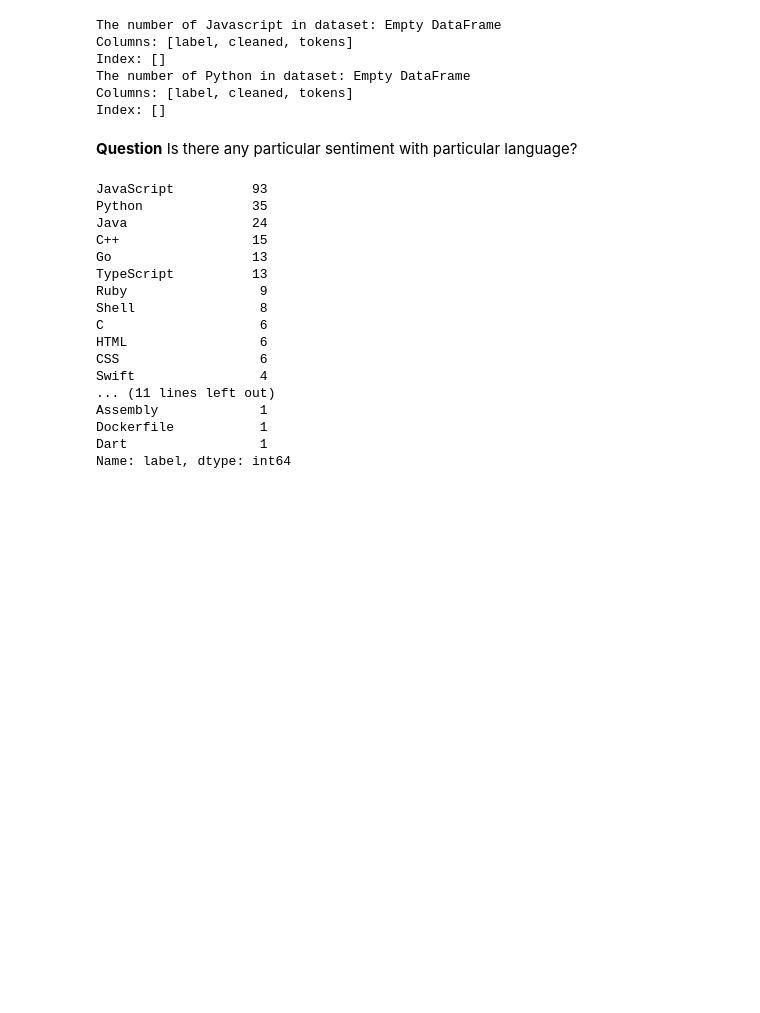
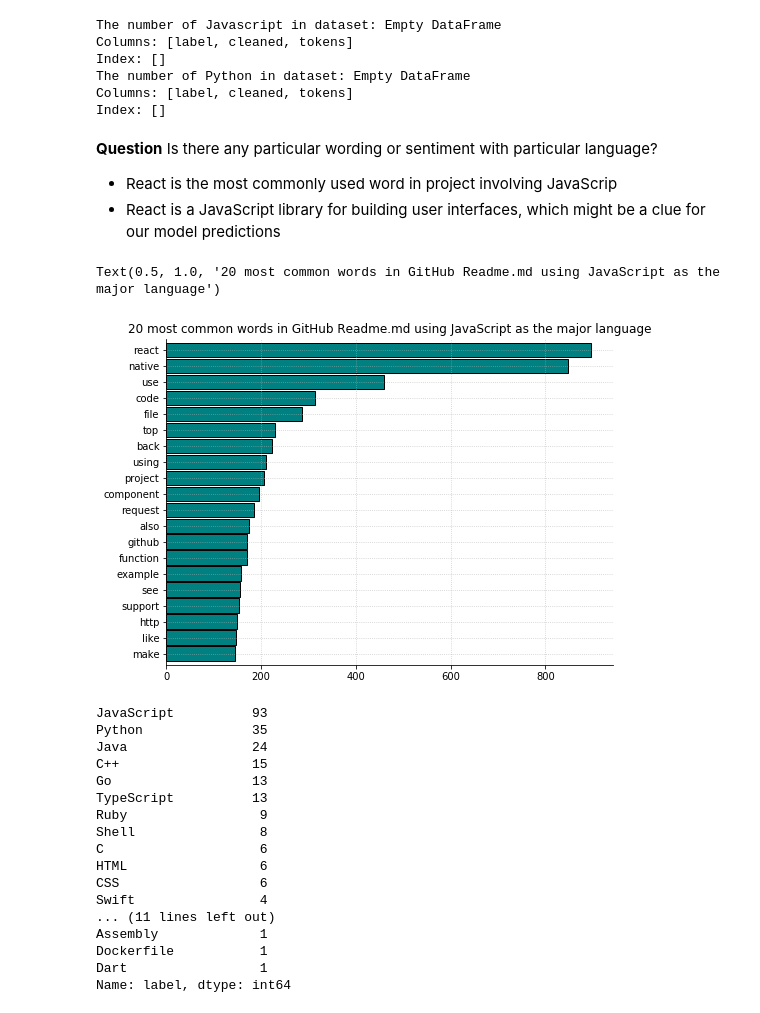
Before and after one commit to NLP-GJ/github-language, a Jupyter notebook: Report.ipynb, the cells around one changed output. Cells and saved outputs as stored; diff of their text form; code cells hidden in the pictures; blank space fills up the shorter version.

```diff
--- a/Report.ipynb
+++ b/Report.ipynb
@@ -260,5 +260,3 @@ Index: []
 The number of Python in dataset: Empty DataFrame
 Columns: [label, cleaned, tokens]
 Index: []
-# %% [markdown]
-**Question** Is there any particular sentiment with particular language?
@@ -268,0 +263,17 @@ explore_df_cleaned = clean(prep_df_cleaned)
+# %% [markdown]
+**Question** Is there any particular wording or sentiment with particular language?
+
+- React is the most commonly used word in project involving JavaScrip
+- React is a JavaScript library for building user interfaces, which might be a clue for our model predictions
+# %%
+javascrip_slice = df.copy().drop(columns = 'tokens')
+javascrip_slice = javascrip_slice[javascrip_slice.label == 'JavaScript']
+prep_java_cleaned = " ".join(javascrip_slice.cleaned)
+explore_java_cleaned = clean(prep_java_cleaned)
+# %%
+# teal for JavaScript
+pd.Series(explore_java_cleaned).value_counts().sort_values().tail(20).plot.barh(figsize=(8, 6),width=.9, color = 'teal')
+plt.title('20 most common words in GitHub Readme.md using JavaScript as the major language')
+# %% [output]
+Text(0.5, 1.0, '20 most common words in GitHub Readme.md using JavaScript as the major language')
+[figure, added]
```
Also changed, not shown: parts of 4 cells of this notebook, 1 other file.
